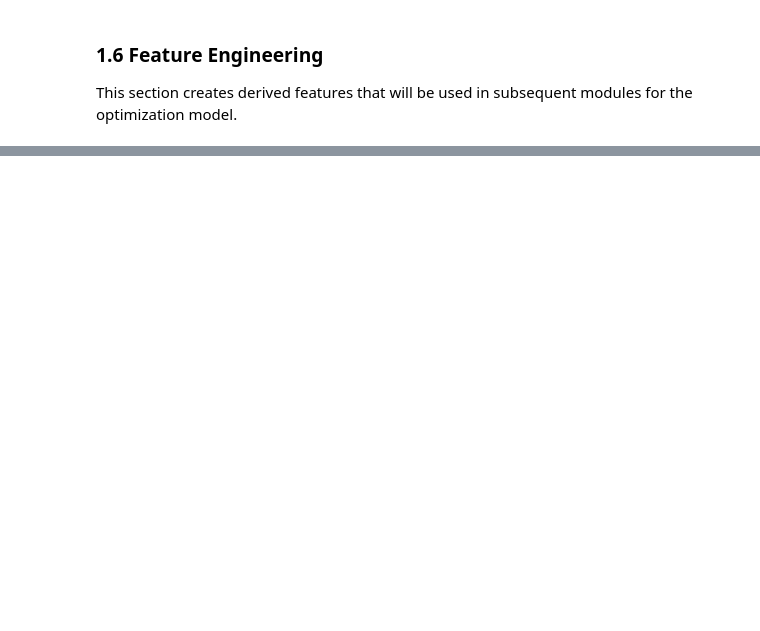
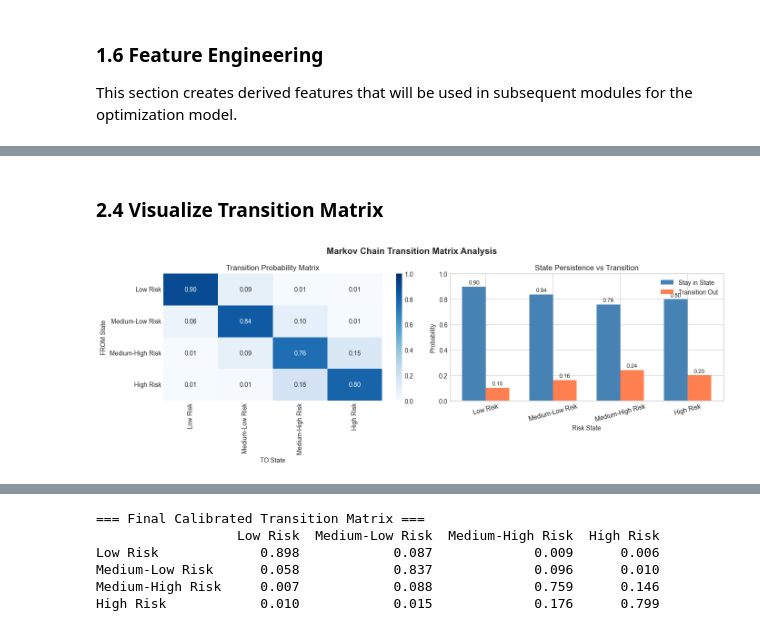
Before and after one commit to ashsweet/Loan_Limit_optimization, a Jupyter notebook: loan_limit_optimization.ipynb, the cells around one changed output, grey strips where cells are left out. Cells and saved outputs as stored; diff of their text form; code cells hidden in the pictures; blank space fills up the shorter version.

```diff
--- a/loan_limit_optimization.ipynb
+++ b/loan_limit_optimization.ipynb
@@ -1130,0 +1716,67 @@ print(df.dtypes)
+# %% [markdown]
+### 2.4 Visualize Transition Matrix
+# %%
+def visualize_transition_matrix(P: np.ndarray, state_names: dict) -> None:
+    """
+    Create visualizations for the transition matrix.
+
+    Parameters:
+    -----------
+    P : np.ndarray
+        Transition matrix
+    state_names : dict
+        Mapping of state index to name
+    """
+    fig, axes = plt.subplots(1, 2, figsize=(14, 5))
+    fig.suptitle('Markov Chain Transition Matrix Analysis', fontsize=14, fontweight='bold')
+
+    # 1. Heatmap of transition probabilities
+    labels = [state_names[i] for i in range(len(state_names))]
+    sns.heatmap(P, annot=True, fmt='.2f', cmap='Blues',
+                xticklabels=labels, yticklabels=labels, ax=axes[0],
+                vmin=0, vmax=1)
+    axes[0].set_title('Transition Probability Matrix')
+    axes[0].set_xlabel('TO State')
+    axes[0].set_ylabel('FROM State')
+
+    # 2. State diagram visualization (simplified bar chart)
+    # Show probability of staying vs leaving for each state
+    stay_probs = np.diag(P)
+    leave_probs = 1 - stay_probs
+
+    x = np.arange(len(state_names))
+    width = 0.35
+
+    axes[1].bar(x - width/2, stay_probs, width, label='Stay in State', color='steelblue')
+    axes[1].bar(x + width/2, leave_probs, width, label='Transition Out', color='coral')
+    axes[1].set_xlabel('Risk State')
+    axes[1].set_ylabel('Probability')
+    axes[1].set_title('State Persistence vs Transition')
+    axes[1].set_xticks(x)
+    axes[1].set_xticklabels(labels, rotation=15)
+    axes[1].legend()
+    axes[1].set_ylim(0, 1)
+
+    # Add value labels
+    for i, (s, l) in enumerate(zip(stay_probs, leave_probs)):
+        axes[1].text(i - width/2, s + 0.02, f'{s:.2f}', ha='center', fontsize=9)
+        axes[1].text(i + width/2, l + 0.02, f'{l:.2f}', ha='center', fontsize=9)
+
+    plt.tight_layout()
+    plt.savefig(OUTPUT_DIR / 'transition_matrix_heatmap.png', dpi=150, bbox_inches='tight')
+    plt.show()
+
+    logger.info('Transition matrix visualization saved')
+
+
+visualize_transition_matrix(transition_matrix, RISK_STATES)
+
+# Print final transition matrix
+print('\n=== Final Calibrated Transition Matrix ===')
+print(pd.DataFrame(
+    transition_matrix,
+    index=[f'{RISK_STATES[i]}' for i in range(N_STATES)],
+    columns=[f'{RISK_STATES[i]}' for i in range(N_STATES)]
+).round(3))
+# %% [output]
+[figure, added]
@@ -1130,0 +1784,6 @@ print(df.dtypes)
+=== Final Calibrated Transition Matrix ===
+                  Low Risk  Medium-Low Risk  Medium-High Risk  High Risk
+Low Risk             0.898            0.087             0.009      0.006
+Medium-Low Risk      0.058            0.837             0.096      0.010
+Medium-High Risk     0.007            0.088             0.759      0.146
+High Risk            0.010            0.015             0.176      0.799
```
Also changed, not shown: parts of 45 cells of this notebook, 12 other files.
